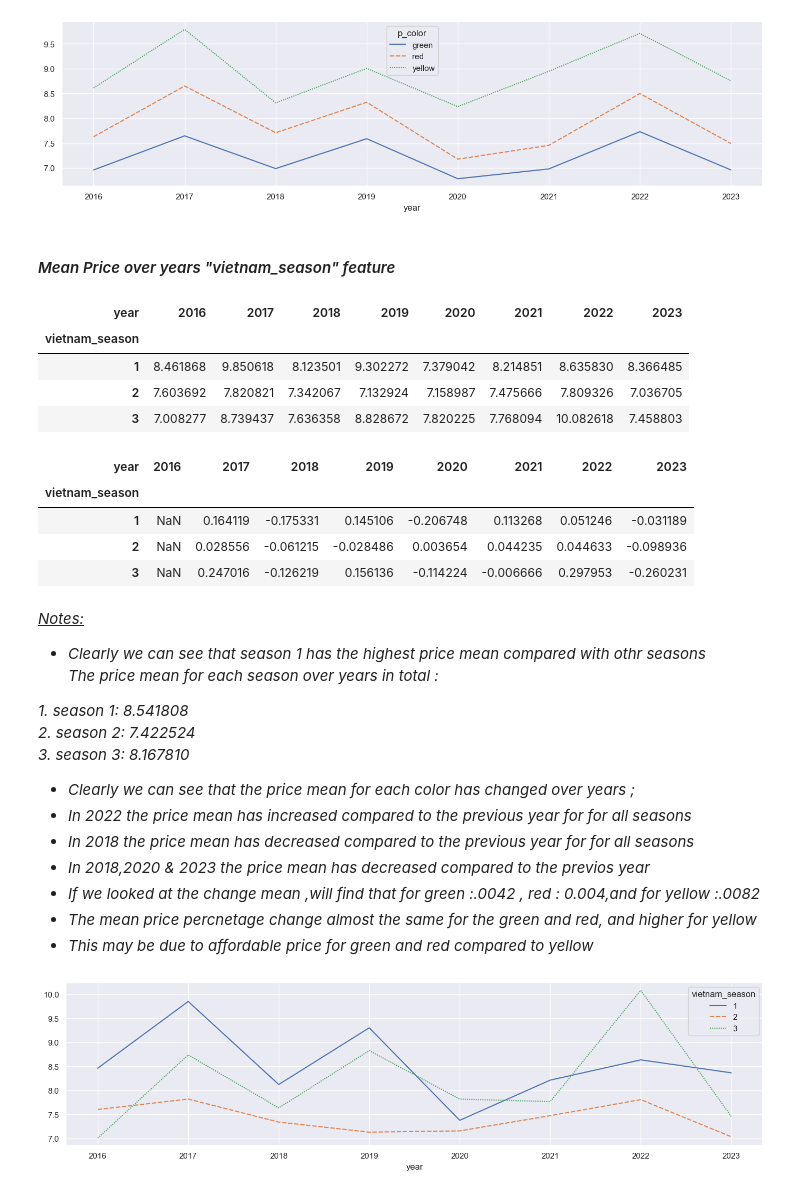
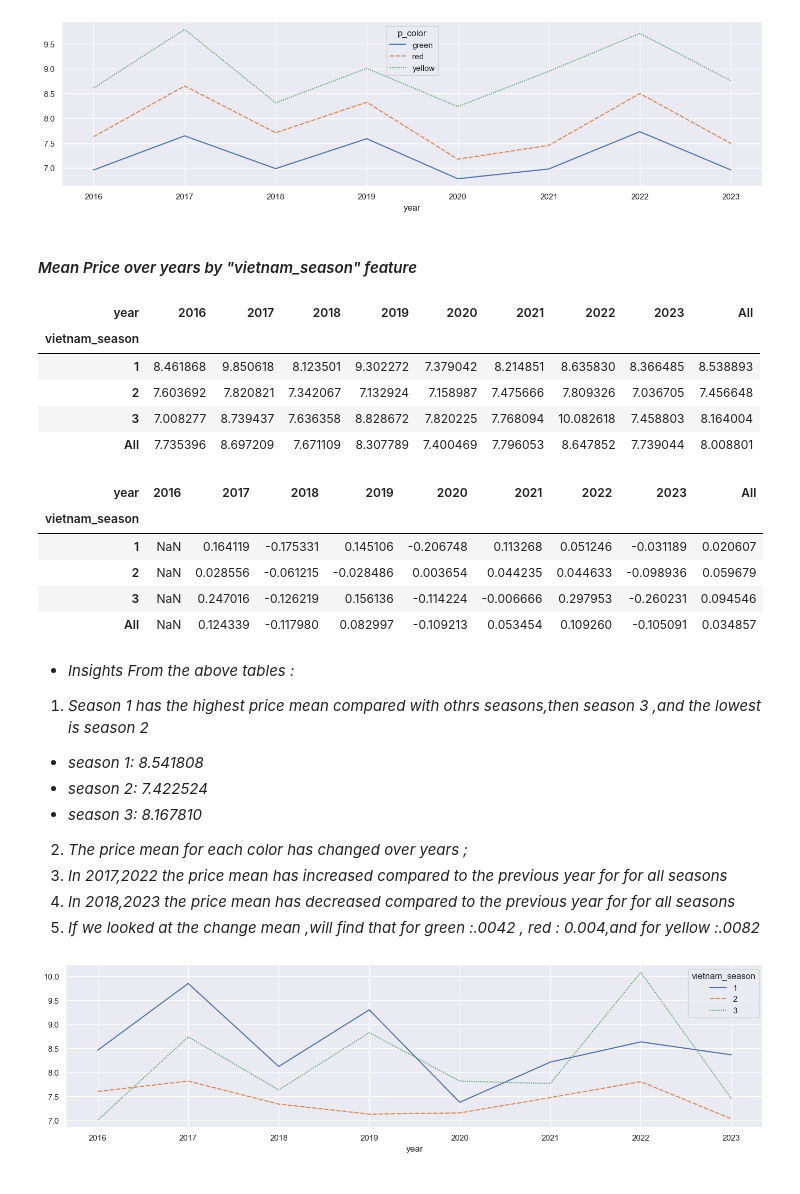
Before and after one commit to omar-ammar0/Intern_Final_Project, a Jupyter notebook: notebooks/Data_Cleaning/Task_1.ipynb, the cells around one changed output. Cells and saved outputs as stored; diff of their text form; code cells hidden in the pictures.

```diff
--- a/notebooks/Data_Cleaning/Task_1.ipynb
+++ b/notebooks/Data_Cleaning/Task_1.ipynb
@@ -116,3 +205,5 @@ pd.DataFrame(df.describe().T)
+# %%
+df.drop("week_start_dt",axis=1,inplace=True)
 # %%
 for col in df:
     if col in ["week_end_dt"]:
@@ -120,3 +211,5 @@ for col in df:
         df["year"]=df[col].dt.year
         df["month"]=df[col].dt.month
         df["week"]=df[col].dt.strftime('%U').astype(int) + 1
+# %%
+df["vietnam_season"]=df["vietnam_season"].astype("object")
@@ -164,39 +287,37 @@ sns.lineplot(data=pd.pivot_table(data=df,index="year",columns="p_color",values="
 <Axes: xlabel='year'>
 [figure]
 # %% [markdown]
-#### *Mean Price over years "vietnam_season" feature*
+#### *Mean Price over years by "vietnam_season" feature*
 # %%
-pd.pivot_table(data=df,index="vietnam_season",columns="year",values="price",aggfunc="mean",fill_value=0)
+pd.pivot_table(data=df,index="vietnam_season",columns="year",values="price",aggfunc="mean",fill_value=0,margins=True)
 # %% [output]
-| year | 2016 | 2017 | 2018 | 2019 | 2020 | 2021 | 2022 | 2023 |
-| vietnam_season |  |  |  |  |  |  |  |  |
-| 1 | 8.461868 | 9.850618 | 8.123501 | 9.302272 | 7.379042 | 8.214851 | 8.635830 | 8.366485 |
-| 2 | 7.603692 | 7.820821 | 7.342067 | 7.132924 | 7.158987 | 7.475666 | 7.809326 | 7.036705 |
-| 3 | 7.008277 | 8.739437 | 7.636358 | 8.828672 | 7.820225 | 7.768094 | 10.082618 | 7.458803 |
+| year | 2016 | 2017 | 2018 | 2019 | 2020 | 2021 | 2022 | 2023 | All |
+| vietnam_season |  |  |  |  |  |  |  |  |  |
+| 1 | 8.461868 | 9.850618 | 8.123501 | 9.302272 | 7.379042 | 8.214851 | 8.635830 | 8.366485 | 8.538893 |
+| 2 | 7.603692 | 7.820821 | 7.342067 | 7.132924 | 7.158987 | 7.475666 | 7.809326 | 7.036705 | 7.456648 |
+| 3 | 7.008277 | 8.739437 | 7.636358 | 8.828672 | 7.820225 | 7.768094 | 10.082618 | 7.458803 | 8.164004 |
+| All | 7.735396 | 8.697209 | 7.671109 | 8.307789 | 7.400469 | 7.796053 | 8.647852 | 7.739044 | 8.008801 |
 # %%
-pd.pivot_table(data=df,index="vietnam_season",columns="year",values="price",aggfunc="mean",fill_value=0).pct_change(axis=1)
+pd.pivot_table(data=df,index="vietnam_season",columns="year",values="price",aggfunc="mean",fill_value=0,margins=True).pct_change(axis=1)
 # %% [output]
-| year | 2016 | 2017 | 2018 | 2019 | 2020 | 2021 | 2022 | 2023 |
-| vietnam_season |  |  |  |  |  |  |  |  |
-| 1 | NaN | 0.164119 | -0.175331 | 0.145106 | -0.206748 | 0.113268 | 0.051246 | -0.031189 |
-| 2 | NaN | 0.028556 | -0.061215 | -0.028486 | 0.003654 | 0.044235 | 0.044633 | -0.098936 |
-| 3 | NaN | 0.247016 | -0.126219 | 0.156136 | -0.114224 | -0.006666 | 0.297953 | -0.260231 |
+| year | 2016 | 2017 | 2018 | 2019 | 2020 | 2021 | 2022 | 2023 | All |
+| vietnam_season |  |  |  |  |  |  |  |  |  |
+| 1 | NaN | 0.164119 | -0.175331 | 0.145106 | -0.206748 | 0.113268 | 0.051246 | -0.031189 | 0.020607 |
+| 2 | NaN | 0.028556 | -0.061215 | -0.028486 | 0.003654 | 0.044235 | 0.044633 | -0.098936 | 0.059679 |
+| 3 | NaN | 0.247016 | -0.126219 | 0.156136 | -0.114224 | -0.006666 | 0.297953 | -0.260231 | 0.094546 |
+| All | NaN | 0.124339 | -0.117980 | 0.082997 | -0.109213 | 0.053454 | 0.109260 | -0.105091 | 0.034857 |
 # %% [markdown]
-<u>*Notes:*</u><br>
-*  *Clearly we can see that season _1_ has the highest price mean compared with othr seasons*<br>
-*The price mean for each season over years in total :*<br>
+* *Insights From the above tables :*</u><br>
+1.  *Season _1_ has the highest price mean compared with othrs seasons,then season _3_ ,and the lowest is season _2_*<br>
 
-*1. season 1: 8.541808*<br>
-*2. season 2: 7.422524*<br>
-*3. season 3: 8.167810*<br>
+* *season 1: 8.541808*<br>
+* *season 2: 7.422524*<br>
+* *season 3: 8.167810*<br>
 
-*  *Clearly we can see that the price mean for each color has changed over years ;*<br>
-*  *In 2022 the price mean has increased compared to the previous year for for all seasons*<br>
-*  *In 2018 the price mean has decreased compared to the previous year for for all seasons*<br>
-*  *In 2018,2020 & 2023 the price mean has decreased compared to the previos year*<br>
-*  *If we looked at the change mean ,will find that for green :.0042 , red : 0.004,and for yellow :.0082*<br>
-*  *The mean price percnetage change almost the same for the green and red, and higher for yellow*<br>
-*  *This may be due to affordable price for green and red compared to yellow*
+2.  *The price mean for each color has changed over years ;*<br>
+3.  *In 2017,2022 the price mean has increased compared to the previous year for for all seasons*<br>
+4.  *In 2018,2023 the price mean has decreased compared to the previous year for for all seasons*<br>
+5.  *If we looked at the change mean ,will find that for green :.0042 , red : 0.004,and for yellow :.0082*
 # %%
 fig, ax = plt.subplots(figsize=(17, 4))
 sns.lineplot(pd.pivot_table(data=df,index="year",columns="vietnam_season",values="price",aggfunc="mean",fill_value=0));
```
Also changed, not shown: parts of 33 cells of this notebook.
